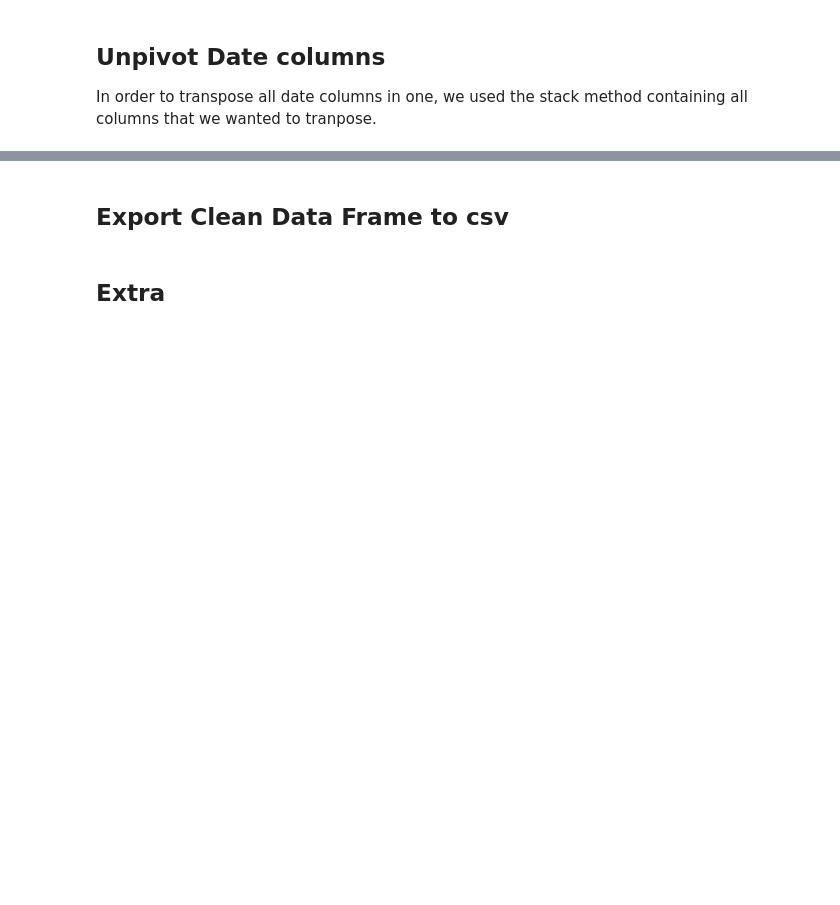
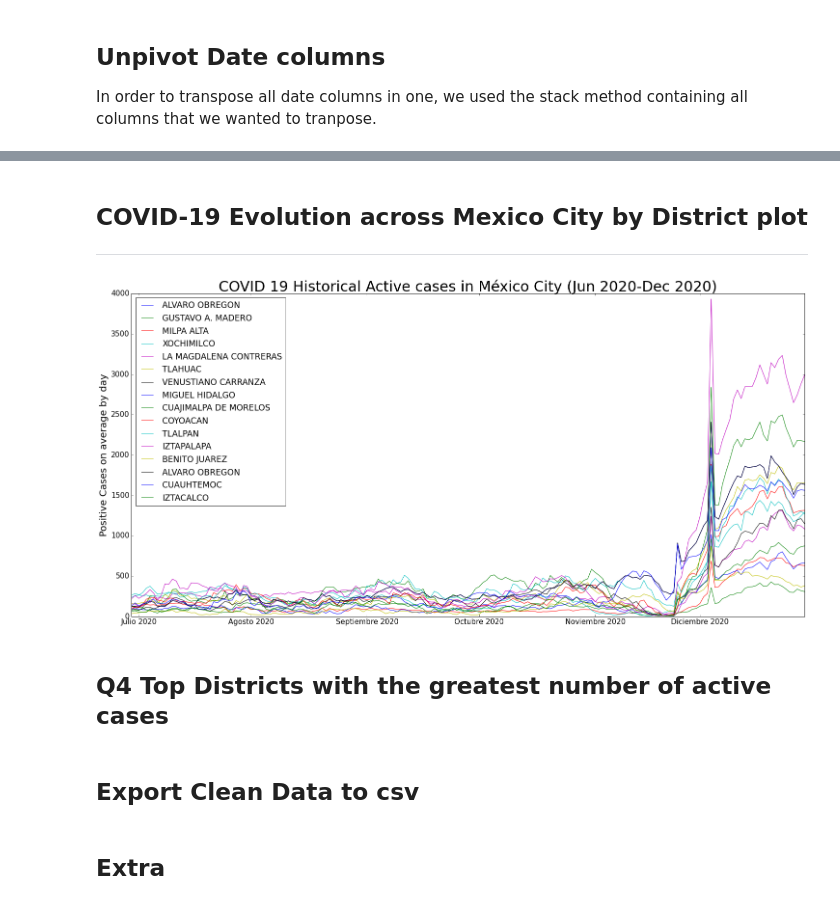
Before and after one commit to martinsingla/data-project, a Jupyter notebook: COVID 19 Cases in Mexico City Data Cleanup & Exploration.ipynb, the cells around one changed output, grey strips where cells are left out. Cells and saved outputs as stored; diff of their text form; code cells hidden in the pictures; blank space fills up the shorter version.

```diff
--- a/COVID 19 Cases in Mexico City Data Cleanup & Exploration.ipynb
+++ b/COVID 19 Cases in Mexico City Data Cleanup & Exploration.ipynb
@@ -185,0 +170,7 @@ casos.plot()
+# %%
+bins_dt=[0,200331,200631,200931,201231]
+labels=["2020Q1","2020Q2","2020Q3","2020Q4"]
+
+Covid_bydistrict_bydate['Fecha'] = pd.to_numeric(Covid_bydistrict_bydate['Fecha'])
+Covid_bydistrict_bydate["Quarter"] = pd.cut(Covid_bydistrict_bydate['Fecha'], bins_dt, labels=labels, include_lowest=True)
+# Covid_bydistrict_bydate
@@ -185,0 +194,59 @@ casos.plot()
+# %% [markdown]
+## COVID-19 Evolution across Mexico City by District plot
+***
+# %%
+Covid_bydistrict_bydate['Fecha'] = Covid_bydistrict_bydate['Fecha'].astype(str)
+
+District_1=Covid_bydistrict_bydate[Covid_bydistrict_bydate['District']=='ALVARO OBREGON']
+District_2=Covid_bydistrict_bydate[Covid_bydistrict_bydate['District']=='GUSTAVO A. MADERO']
+District_3=Covid_bydistrict_bydate[Covid_bydistrict_bydate['District']=='MILPA ALTA']
+District_4=Covid_bydistrict_bydate[Covid_bydistrict_bydate['District']=='XOCHIMILCO']
+District_5=Covid_bydistrict_bydate[Covid_bydistrict_bydate['District']=='LA MAGDALENA CONTRERAS']
+District_6=Covid_bydistrict_bydate[Covid_bydistrict_bydate['District']=='TLAHUAC']
+District_7=Covid_bydistrict_bydate[Covid_bydistrict_bydate['District']=='VENUSTIANO CARRANZA']
+District_8=Covid_bydistrict_bydate[Covid_bydistrict_bydate['District']=='MIGUEL HIDALGO']
+District_9=Covid_bydistrict_bydate[Covid_bydistrict_bydate['District']=='CUAJIMALPA DE MORELOS']
+District_10=Covid_bydistrict_bydate[Covid_bydistrict_bydate['District']=='COYOACAN']
+District_11=Covid_bydistrict_bydate[Covid_bydistrict_bydate['District']=='TLALPAN']
+District_12=Covid_bydistrict_bydate[Covid_bydistrict_bydate['District']=='IZTAPALAPA']
+District_13=Covid_bydistrict_bydate[Covid_bydistrict_bydate['District']=='BENITO JUAREZ']
+District_14=Covid_bydistrict_bydate[Covid_bydistrict_bydate['District']=='ALVARO OBREGON']
+District_15=Covid_bydistrict_bydate[Covid_bydistrict_bydate['District']=='CUAUHTEMOC']
+District_16=Covid_bydistrict_bydate[Covid_bydistrict_bydate['District']=='IZTACALCO']
+
+
+plt.figure(figsize=(25,12))
+plt.plot(District_1['Fecha'], District_1['Casos positivos'], label = "ALVARO OBREGON")
+plt.plot(District_2['Fecha'], District_2['Casos positivos'], label = "GUSTAVO A. MADERO")
+plt.plot(District_3['Fecha'], District_3['Casos positivos'], label = "MILPA ALTA")
+plt.plot(District_4['Fecha'], District_4['Casos positivos'], label = "XOCHIMILCO")
+plt.plot(District_5['Fecha'], District_5['Casos positivos'], label = "LA MAGDALENA CONTRERAS")
+plt.plot(District_6['Fecha'], District_6['Casos positivos'], label = "TLAHUAC")
+plt.plot(District_7['Fecha'], District_7['Casos positivos'], label = "VENUSTIANO CARRANZA")
+plt.plot(District_8['Fecha'], District_8['Casos positivos'], label = "MIGUEL HIDALGO")
+plt.plot(District_9['Fecha'], District_9['Casos positivos'], label = "CUAJIMALPA DE MORELOS")
+plt.plot(District_10['Fecha'], District_10['Casos positivos'], label = "COYOACAN")
+plt.plot(District_11['Fecha'], District_11['Casos positivos'], label = "TLALPAN")
+plt.plot(District_12['Fecha'], District_12['Casos positivos'], label = "IZTAPALAPA")
+plt.plot(District_13['Fecha'], District_13['Casos positivos'], label = "BENITO JUAREZ")
+plt.plot(District_14['Fecha'], District_14['Casos positivos'], label = "ALVARO OBREGON")
+plt.plot(District_15['Fecha'], District_15['Casos positivos'], label = "CUAUHTEMOC")
+plt.plot(District_16['Fecha'], District_16['Casos positivos'], label = "IZTACALCO")
+
+title_font={'fontsize': 30,'fontweight': 10}
+label_font={'fontsize': 20,'fontweight': 10}
+
+xi=[2,32,63,93,124,152]
+x=['Julio 2020','Agosto 2020','Septiembre 2020','Octubre 2020','Noviembre 2020','Diciembre 2020']
+
+plt.xticks(xi,labels=x)
+plt.tick_params(axis = 'both', which = 'major', labelsize = 15)
+
+plt.ylabel("Positive Cases on average by day",fontdict=label_font)
+plt.title("COVID 19 Historical Active cases in México City (Jun 2020-Dec 2020)",fontdict=title_font)
+plt.legend(loc='best',fontsize='xx-large',markerscale=2)
+plt.show()
+# %% [output]
+[figure, added]
+# %% [markdown]
+## Q4 Top Districts with the greatest number of active cases
@@ -186,3 +261,3 @@ casos.plot()
 # %% [markdown]
-## Export Clean Data Frame to csv
+## Export Clean Data to csv
 # %%
```
Also changed, not shown: parts of 23 cells of this notebook, 3 other files.
